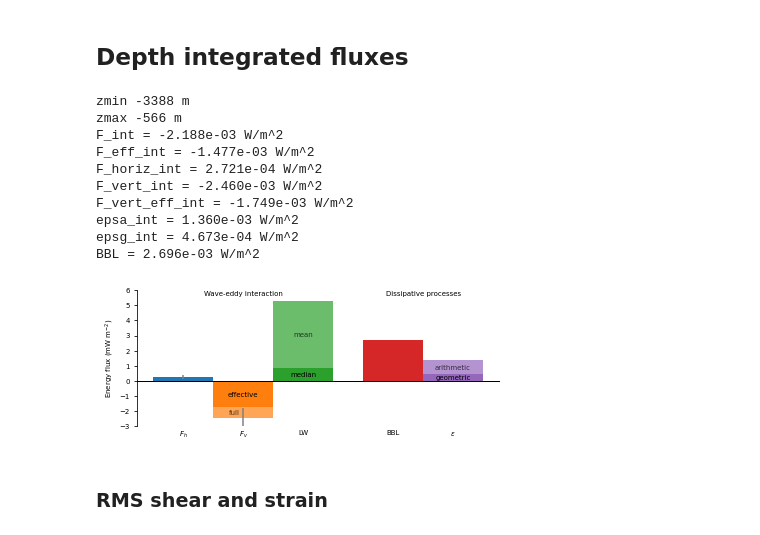
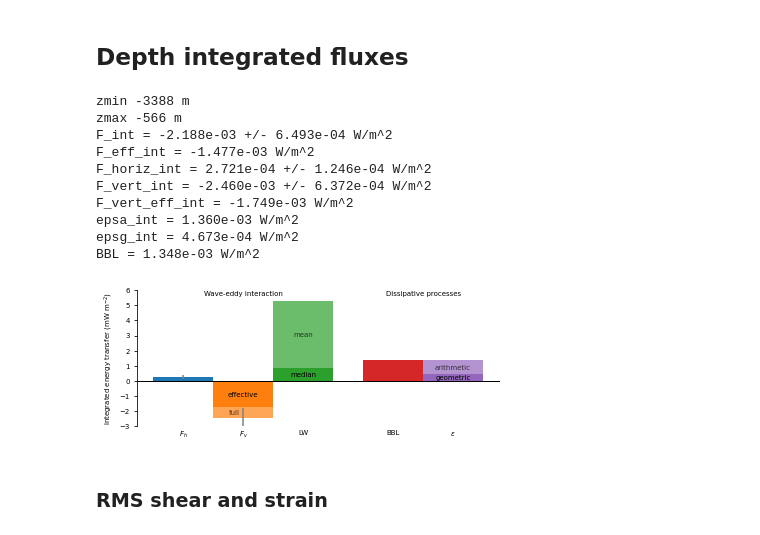
Before and after one commit to jessecusack/DIMES_eddy_wave_interactions, a Jupyter notebook: code/total_energy_flux.ipynb, the cells around one changed output. Saved outputs shown, nothing was run; the diff lists cells and outputs as text; code cells hidden in the pictures.

```diff
--- a/code/total_energy_flux.ipynb
+++ b/code/total_energy_flux.ipynb
@@ -202,8 +202,8 @@ zvmp = VMP.z[use, 0]
 epsam = np.nanmean(VMP.eps[use, :], axis=1)
 epsgm = cfs.nangmean(VMP.eps[use, :], axis=1)
 
-F_total = m.F_vert.mean(axis=0) + m.F_horiz.mean(axis=0)
-F_total_eff = m.F_vert_alt.mean(axis=0) + m.F_horiz.mean(axis=0)
+F_total = m.F_total.mean(axis=0)
+F_total_eff = (m.F_vert_alt + m.F_horiz).mean(axis=0)
 
 # Cumulative integration.
 F_int = -g0 * np.trapz(F_total, z)
@@ -217,14 +217,15 @@ epsg_int = -g0 * np.trapz(epsgm, zvmp)
 # Error on integrals.
 Fhierr = 1.96 * g0 * utils.etrapz(utils.emean(m.errF_horiz, axis=0), z)
 Fvierr = 1.96 * g0 * utils.etrapz(utils.emean(m.errF_vert, axis=0), z)
+Ftierr = 1.96 * g0 * utils.etrapz(utils.emean(m.errF_total, axis=0), z)
 
 U = ((cc.u[:, -1] ** 2 + cc.v[:, -1] ** 2) ** 0.5).mean()
-BBL = 2 * Cd * g0 * U ** 3
+BBL = Cd * g0 * U ** 3
 
-print("F_int = {:1.3e} W/m^2".format(F_int))
+print("F_int = {:1.3e} +/- {:1.3e} W/m^2".format(F_int, Ftierr))
 print("F_eff_int = {:1.3e} W/m^2".format(F_eff_int))
-print("F_horiz_int = {:1.3e} W/m^2".format(F_horiz_int))
-print("F_vert_int = {:1.3e} W/m^2".format(F_vert_int))
+print("F_horiz_int = {:1.3e} +/- {:1.3e} W/m^2".format(F_horiz_int, Fhierr))
+print("F_vert_int = {:1.3e} +/- {:1.3e} W/m^2".format(F_vert_int, Fvierr))
 print("F_vert_eff_int = {:1.3e} W/m^2".format(F_vert_eff_int))
 print("epsa_int = {:1.3e} W/m^2".format(epsa_int))
 print("epsg_int = {:1.3e} W/m^2".format(epsg_int))
@@ -277,39 +278,39 @@ ax.annotate(
 )
 
 ax.annotate("Wave-eddy interaction", (1, 5.8), **text_kwargs)
 ax.annotate("Dissipative processes", (4, 5.8), **text_kwargs)
 
 # Annotate horizontal and vertical
 
-ax.set_ylabel("Energy flux (mW m$^{-2}$)")
+ax.set_ylabel("Integrated energy transfer (mW m$^{-2}$)")
 ax.set_xticks([0, 1, 2, 3.5, 4.5])
 ax.set_xticklabels([r"$F_h$", r"$F_v$", "LW", "BBL", r"$\epsilon$"])
 
 if save_figs:
     fig.savefig(
         os.path.join(fsd, "integrated_flux.pdf"),
         bbox_inches="tight",
         pad_inches=0,
         dpi=300,
     )
     fig.savefig(
         os.path.join(fsd, "integrated_flux.png"),
         bbox_inches="tight",
         pad_inches=0,
         dpi=300,
     )
 # %% [output]
 zmin -3388 m
 zmax -566 m
-F_int = -2.188e-03 W/m^2
+F_int = -2.188e-03 +/- 6.493e-04 W/m^2
 F_eff_int = -1.477e-03 W/m^2
-F_horiz_int = 2.721e-04 W/m^2
-F_vert_int = -2.460e-03 W/m^2
+F_horiz_int = 2.721e-04 +/- 1.246e-04 W/m^2
+F_vert_int = -2.460e-03 +/- 6.372e-04 W/m^2
 F_vert_eff_int = -1.749e-03 W/m^2
 epsa_int = 1.360e-03 W/m^2
 epsg_int = 4.673e-04 W/m^2
-BBL = 2.696e-03 W/m^2
+BBL = 1.348e-03 W/m^2
-[figure, old version]
+[figure, new version]
 # %% [markdown]
 ### RMS shear and strain
 # %%
```
Also changed, not shown: 15 other files.
